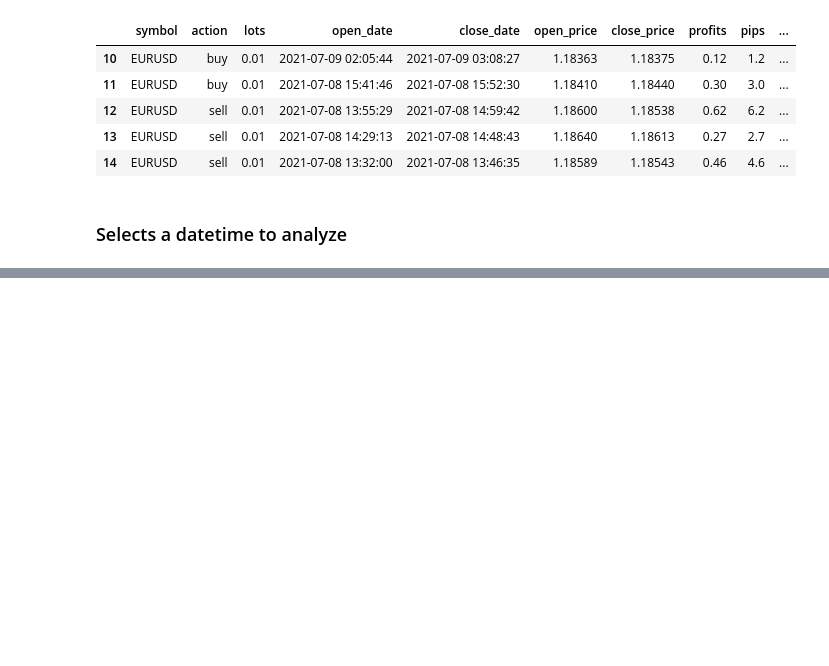
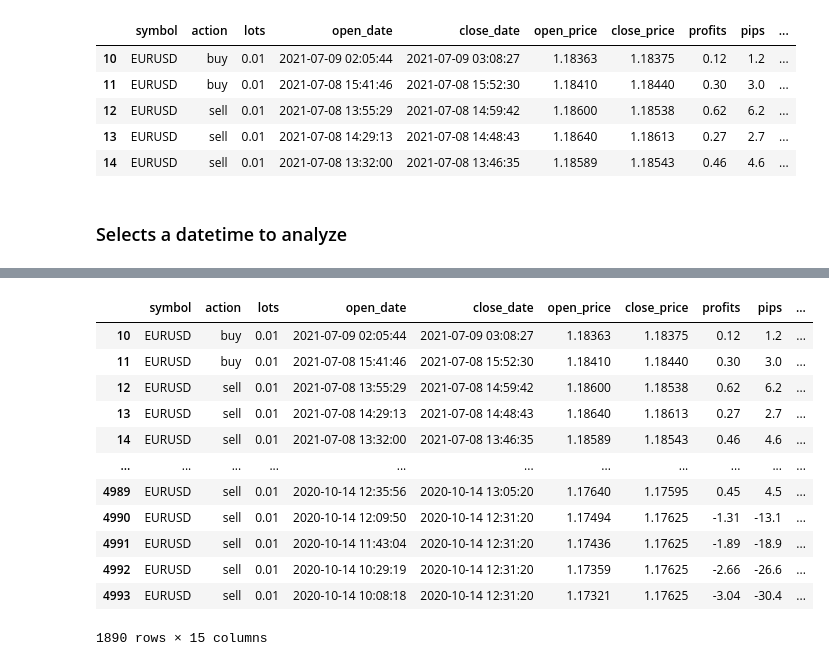
Before and after one commit to deep-forex-trading-group/Rule-based-forex-trading-system, a Jupyter notebook: Analysis/analysis_fm_rc.ipynb, the cells around one changed output, grey strips where cells are left out. Drawn from its saved outputs; the diff is of its cells as text; code cells hidden in the pictures; blank space fills up the shorter version.

```diff
--- a/Analysis/analysis_fm_rc.ipynb
+++ b/Analysis/analysis_fm_rc.ipynb
@@ -80,0 +115,16 @@ yht_rc_big_table_df[(yht_rc_big_table_df.index==selected_date)].profits_calc.sum
+# %%
+yht_rc_df
+# %% [output]
+|  | symbol | action | lots | open_date | close_date | open_price | close_price | profits | pips | ... |
+| 10 | EURUSD | buy | 0.01 | 2021-07-09 02:05:44 | 2021-07-09 03:08:27 | 1.18363 | 1.18375 | 0.12 | 1.2 | ... |
+| 11 | EURUSD | buy | 0.01 | 2021-07-08 15:41:46 | 2021-07-08 15:52:30 | 1.18410 | 1.18440 | 0.30 | 3.0 | ... |
+| 12 | EURUSD | sell | 0.01 | 2021-07-08 13:55:29 | 2021-07-08 14:59:42 | 1.18600 | 1.18538 | 0.62 | 6.2 | ... |
+| 13 | EURUSD | sell | 0.01 | 2021-07-08 14:29:13 | 2021-07-08 14:48:43 | 1.18640 | 1.18613 | 0.27 | 2.7 | ... |
+| 14 | EURUSD | sell | 0.01 | 2021-07-08 13:32:00 | 2021-07-08 13:46:35 | 1.18589 | 1.18543 | 0.46 | 4.6 | ... |
+| ... | ... | ... | ... | ... | ... | ... | ... | ... | ... | ... |
+| 4989 | EURUSD | sell | 0.01 | 2020-10-14 12:35:56 | 2020-10-14 13:05:20 | 1.17640 | 1.17595 | 0.45 | 4.5 | ... |
+| 4990 | EURUSD | sell | 0.01 | 2020-10-14 12:09:50 | 2020-10-14 12:31:20 | 1.17494 | 1.17625 | -1.31 | -13.1 | ... |
+| 4991 | EURUSD | sell | 0.01 | 2020-10-14 11:43:04 | 2020-10-14 12:31:20 | 1.17436 | 1.17625 | -1.89 | -18.9 | ... |
+| 4992 | EURUSD | sell | 0.01 | 2020-10-14 10:29:19 | 2020-10-14 12:31:20 | 1.17359 | 1.17625 | -2.66 | -26.6 | ... |
+| 4993 | EURUSD | sell | 0.01 | 2020-10-14 10:08:18 | 2020-10-14 12:31:20 | 1.17321 | 1.17625 | -3.04 | -30.4 | ... |
+1890 rows × 15 columns
```
Also changed, not shown: parts of 10 cells of this notebook, 5 other files.
